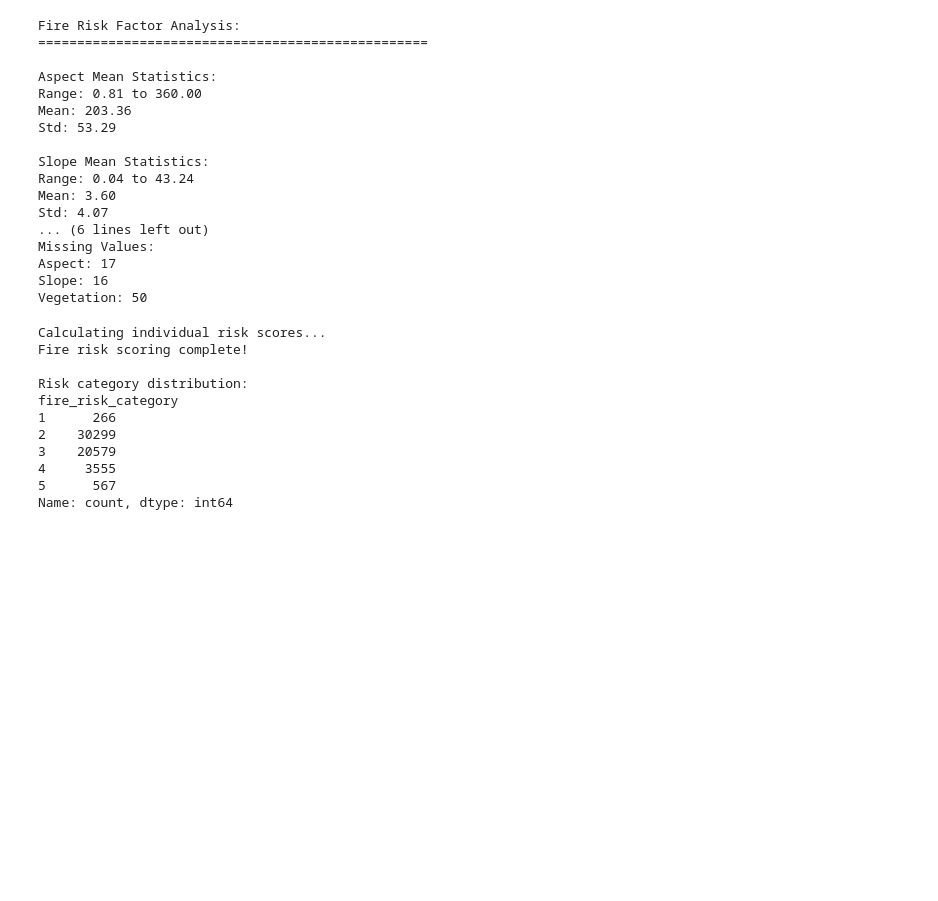
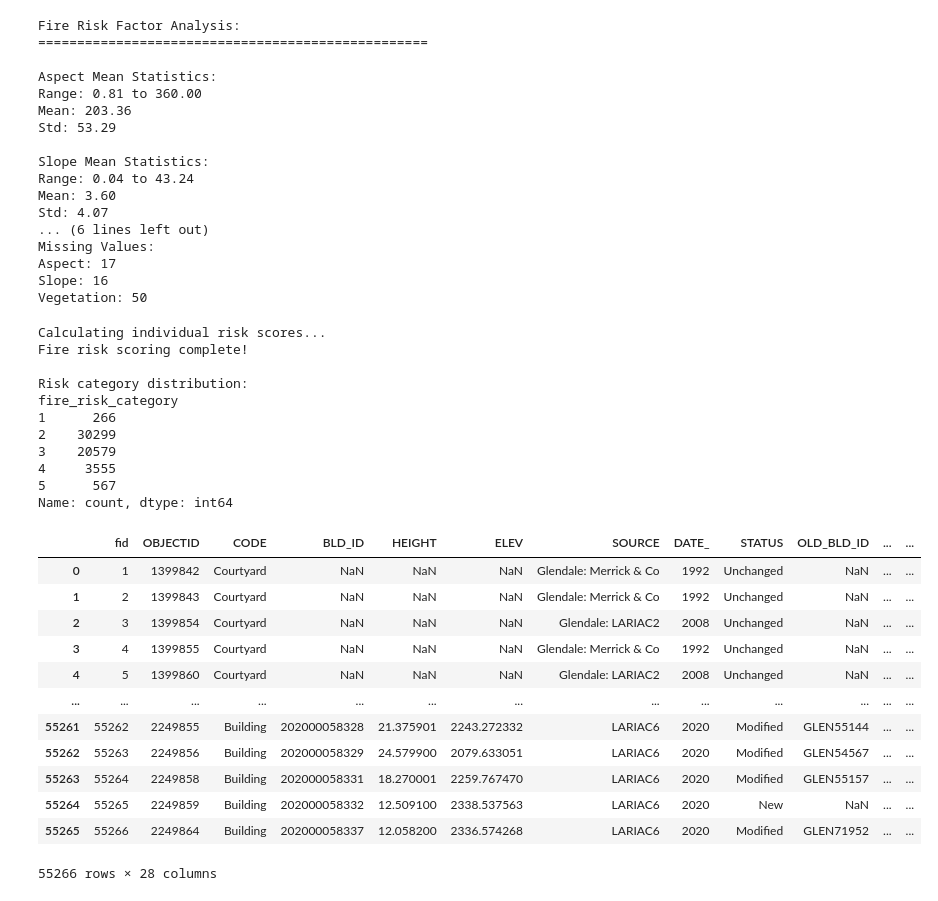
Before and after one commit to AFD03/Glendale-Fire-Risk, a Jupyter notebook: data_processed/risk_score_model.ipynb, the cells around one changed output. Drawn from its saved outputs; the diff is of its cells as text; code cells hidden in the pictures; blank space fills up the shorter version.

```diff
--- a/data_processed/risk_score_model.ipynb
+++ b/data_processed/risk_score_model.ipynb
@@ -476,3 +476,19 @@ fire_risk_category
 4     3555
 5      567
 Name: count, dtype: int64
+# %%
+buildings_df
+# %% [output]
+|  | fid | OBJECTID | CODE | BLD_ID | HEIGHT | ELEV | SOURCE | DATE_ | STATUS | OLD_BLD_ID | ... | ... |
+| 0 | 1 | 1399842 | Courtyard | NaN | NaN | NaN | Glendale: Merrick & Co | 1992 | Unchanged | NaN | ... | ... |
+| 1 | 2 | 1399843 | Courtyard | NaN | NaN | NaN | Glendale: Merrick & Co | 1992 | Unchanged | NaN | ... | ... |
+| 2 | 3 | 1399854 | Courtyard | NaN | NaN | NaN | Glendale: LARIAC2 | 2008 | Unchanged | NaN | ... | ... |
+| 3 | 4 | 1399855 | Courtyard | NaN | NaN | NaN | Glendale: Merrick & Co | 1992 | Unchanged | NaN | ... | ... |
+| 4 | 5 | 1399860 | Courtyard | NaN | NaN | NaN | Glendale: LARIAC2 | 2008 | Unchanged | NaN | ... | ... |
+| ... | ... | ... | ... | ... | ... | ... | ... | ... | ... | ... | ... | ... |
+| 55261 | 55262 | 2249855 | Building | 202000058328 | 21.375901 | 2243.272332 | LARIAC6 | 2020 | Modified | GLEN55144 | ... | ... |
+| 55262 | 55263 | 2249856 | Building | 202000058329 | 24.579900 | 2079.633051 | LARIAC6 | 2020 | Modified | GLEN54567 | ... | ... |
+| 55263 | 55264 | 2249858 | Building | 202000058331 | 18.270001 | 2259.767470 | LARIAC6 | 2020 | Modified | GLEN55157 | ... | ... |
+| 55264 | 55265 | 2249859 | Building | 202000058332 | 12.509100 | 2338.537563 | LARIAC6 | 2020 | New | NaN | ... | ... |
+| 55265 | 55266 | 2249864 | Building | 202000058337 | 12.058200 | 2336.574268 | LARIAC6 | 2020 | Modified | GLEN71952 | ... | ... |
+55266 rows × 28 columns
```
Also changed, not shown: parts of 15 cells of this notebook, 13 other files.
